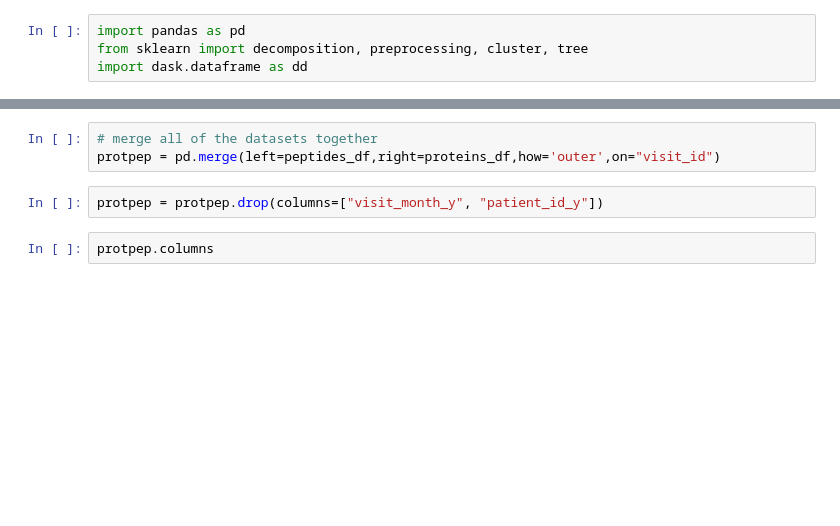
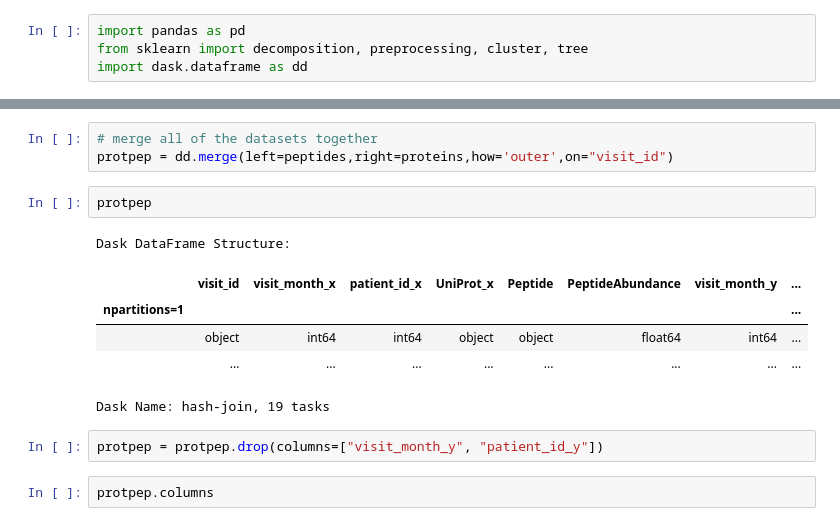
Before and after one commit to ezgibooth/Predicting_Parkinsons_Progression, a Jupyter notebook: Phil_Predicting_Parkinson_Progression.ipynb, the cells around one changed output, grey strips where cells are left out. Drawn from its saved outputs; the diff is of its cells as text; blank space fills up the shorter version.

```diff
--- a/Phil_Predicting_Parkinson_Progression.ipynb
+++ b/Phil_Predicting_Parkinson_Progression.ipynb
@@ -61,6 +78,15 @@ clinical_df.head()
 # %%
 # merge all of the datasets together
-protpep = pd.merge(left=peptides_df,right=proteins_df,how='outer',on="visit_id")
+protpep = dd.merge(left=peptides,right=proteins,how='outer',on="visit_id")
+# %%
+protpep
+# %% [output]
+Dask DataFrame Structure:
+|  | visit_id | visit_month_x | patient_id_x | UniProt_x | Peptide | PeptideAbundance | visit_month_y | ... |
+| npartitions=1 |  |  |  |  |  |  |  | ... |
+|  | object | int64 | int64 | object | object | float64 | int64 | ... |
+|  | ... | ... | ... | ... | ... | ... | ... | ... |
+Dask Name: hash-join, 19 tasks
 # %%
 protpep = protpep.drop(columns=["visit_month_y", "patient_id_y"])
 # %%
```
Also changed, not shown: parts of 13 cells of this notebook, 1 other file.
